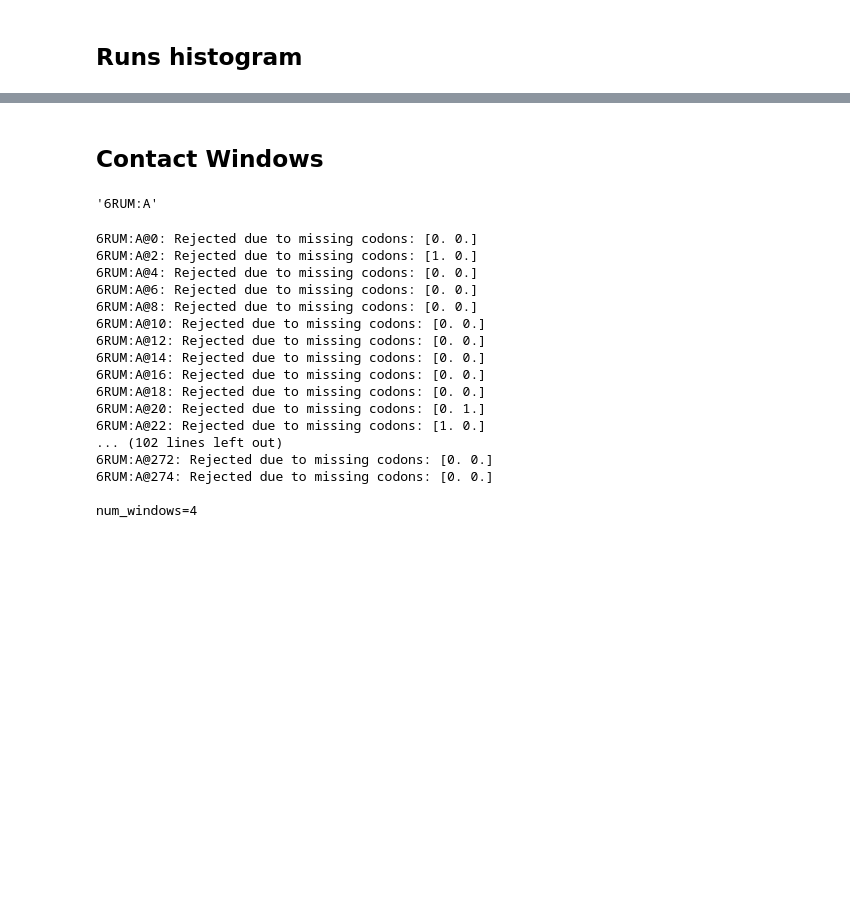
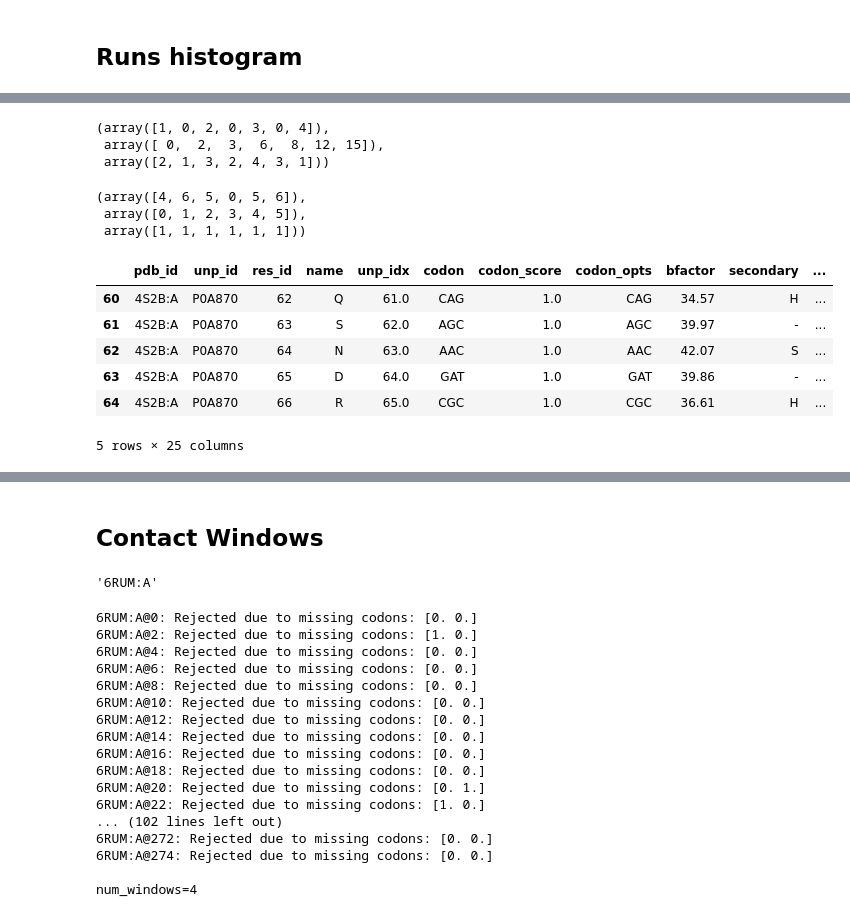
Before and after one commit to vistalab-technion/pp5, a Jupyter notebook: notebooks/08-contact_windows.ipynb, the cells around one changed output, grey strips where cells are left out. Saved outputs shown, nothing was run; the diff lists cells and outputs as text; code cells hidden in the pictures; blank space fills up the shorter version.

```diff
--- a/notebooks/08-contact_windows.ipynb
+++ b/notebooks/08-contact_windows.ipynb
@@ -153,0 +214,26 @@ ax.set_ylabel("Count (log)");
+# %%
+count_runs([1,1,0,2,2,2,0,0,3,3,3,3,0,0,0,4])
+# %% [output]
+(array([1, 0, 2, 0, 3, 0, 4]),
+ array([ 0,  2,  3,  6,  8, 12, 15]),
+ array([2, 1, 3, 2, 4, 3, 1]))
+# %%
+count_runs([4,6,5,0,5,6])
+# %% [output]
+(array([4, 6, 5, 0, 5, 6]),
+ array([0, 1, 2, 3, 4, 5]),
+ array([1, 1, 1, 1, 1, 1]))
+# %%
+df_pdb_groups = df_data.groupby(by='pdb_id')
+
+pdb_id = "4S2B:A"
+df_4s2b = df_pdb_groups.get_group(pdb_id)
+df_4s2b.reset_index().loc[60:64]
+# %% [output]
+|  | pdb_id | unp_id | res_id | name | unp_idx | codon | codon_score | codon_opts | bfactor | secondary | ... |
+| 60 | 4S2B:A | P0A870 | 62 | Q | 61.0 | CAG | 1.0 | CAG | 34.57 | H | ... |
+| 61 | 4S2B:A | P0A870 | 63 | S | 62.0 | AGC | 1.0 | AGC | 39.97 | - | ... |
+| 62 | 4S2B:A | P0A870 | 64 | N | 63.0 | AAC | 1.0 | AAC | 42.07 | S | ... |
+| 63 | 4S2B:A | P0A870 | 65 | D | 64.0 | GAT | 1.0 | GAT | 39.86 | - | ... |
+| 64 | 4S2B:A | P0A870 | 66 | R | 65.0 | CGC | 1.0 | CGC | 36.61 | H | ... |
+5 rows × 25 columns
```
Also changed, not shown: parts of 8 cells of this notebook, 1 other file.
